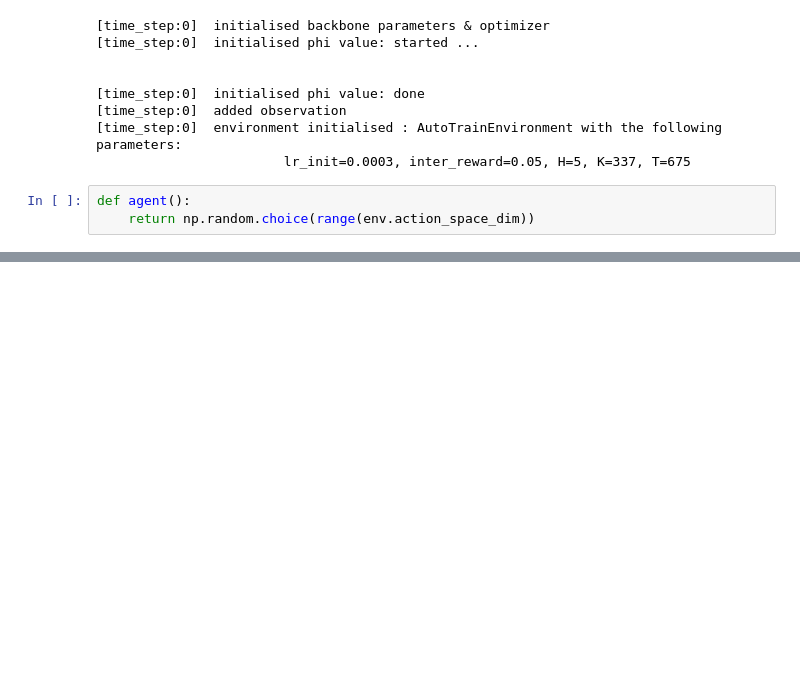
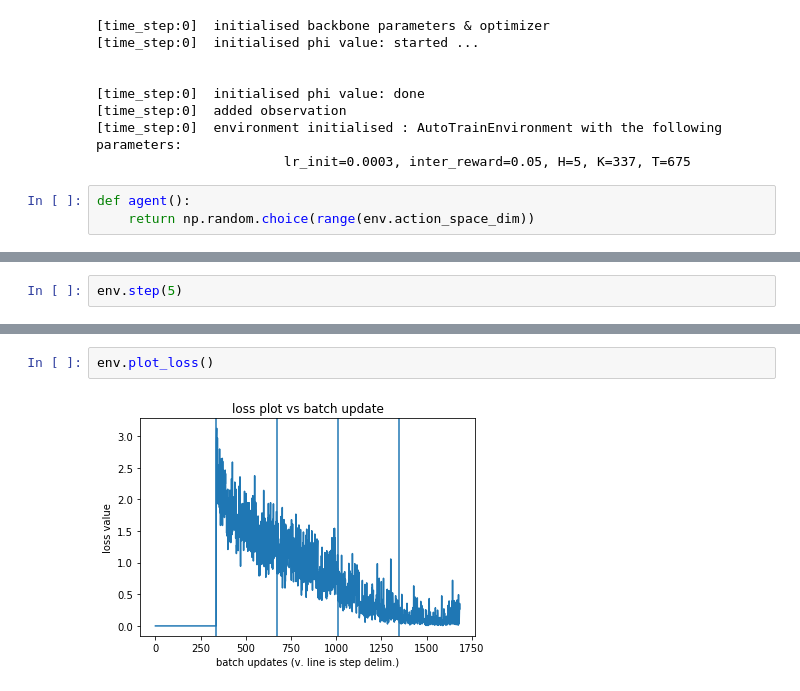
Before and after one commit to broadinstitute/AutoTrain, a Jupyter notebook: experiments/EnvTesting.ipynb, the cells around one changed output, grey strips where cells are left out. Drawn from its saved outputs; the diff is of its cells as text; blank space fills up the shorter version.

```diff
--- a/experiments/EnvTesting.ipynb
+++ b/experiments/EnvTesting.ipynb
@@ -510,0 +262,2 @@ train called, loss_vec:  [2.6716814  1.89849043 1.46394598 1.46715999 1.51975882
+# %%
+env.step(5)
@@ -510,0 +283,4 @@ train called, loss_vec:  [2.6716814  1.89849043 1.46394598 1.46715999 1.51975882
+# %%
+env.plot_loss()
+# %% [output]
+[figure, added]
```
Also changed, not shown: parts of 18 cells of this notebook, 2 other files.
